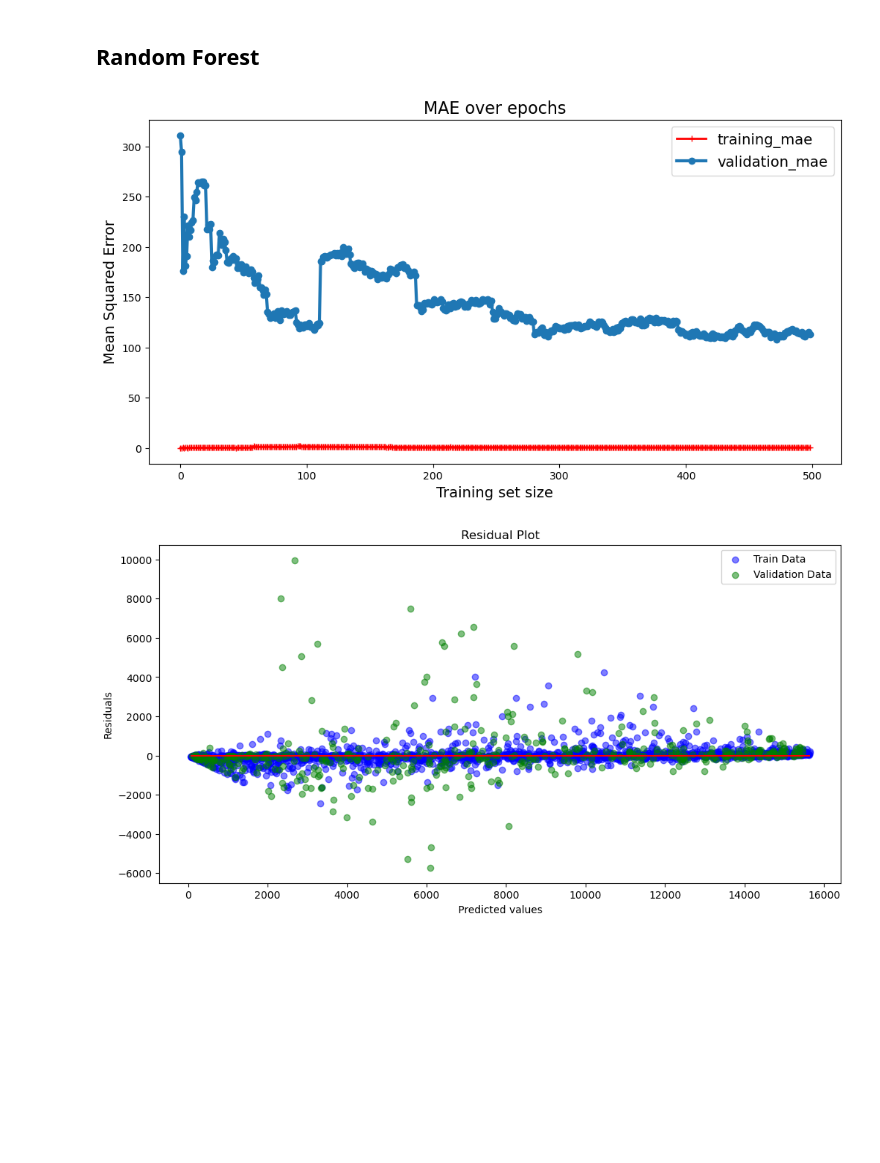
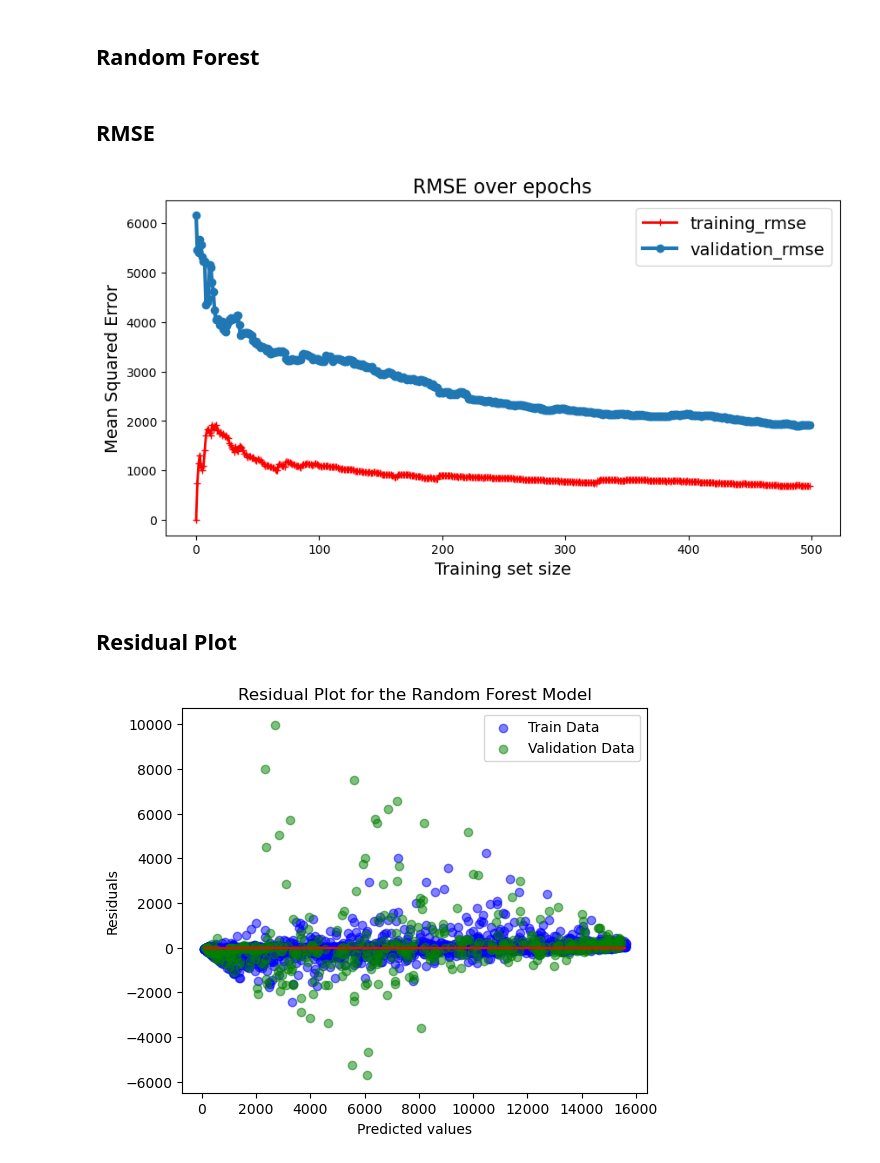
Before and after one commit to Hritik003/Optimization-of-OWC-using-ML-models, a Jupyter notebook: Random_forest.ipynb, the cells around one changed output. Drawn from its saved outputs; the diff is of its cells as text; code cells hidden in the pictures; blank space fills up the shorter version.

Commit message:
RF parameters tuned (#2)
* added y=x line in act vs pred plot

* y=x line in act vs pred graph

* figure sizes changed

* tuned few paramters

* tuned few parameters

```diff
--- a/Random_forest.ipynb
+++ b/Random_forest.ipynb
@@ -29,6 +29,8 @@ random_forest_model = RandomForestRegressor(n_estimators=500, random_state=42)
 X_train, X_val, y_train, y_val = train_test_split(X_train, y_train, test_size=0.2, random_state=42)
 # %% [markdown]
 ## Random Forest
+# %% [markdown]
+## RMSE
 # %%
 
 
@@ -39,38 +41,40 @@ for i in range(1, 500):
     random_forest_model.fit(X_train[:i], y_train[:i])
     y_train_pred = random_forest_model.predict(X_train[:i])
     y_val_pred = random_forest_model.predict(X_val)
-    train_errors.append(mean_absolute_percentage_error(y_train[:i], y_train_pred))
-    val_errors.append(mean_absolute_percentage_error(y_val, y_val_pred))
+    train_errors.append(sqrt(mean_squared_error(y_train[:i], y_train_pred)))
+    val_errors.append(sqrt(mean_squared_error(y_val, y_val_pred)))
 
 # Plot the loss curves
-plt.figure(figsize=(12, 6))
-plt.plot(train_errors, "r-+", linewidth=2, label="training_mae")
-plt.plot(val_errors, "o-", linewidth=3, label="validation_mae")
+plt.figure(figsize=(10, 5))
+plt.plot(train_errors, "r-+", linewidth=2, label="training_rmse")
+plt.plot(val_errors, "o-", linewidth=3, label="validation_rmse")
 plt.legend(loc="upper right", fontsize=14)
 plt.xlabel("Training set size", fontsize=14)
 plt.ylabel("Mean Squared Error", fontsize=14)
-plt.title("MAE over epochs", fontsize=16)
+plt.title("RMSE over epochs", fontsize=16)
 plt.show()
 # %% [output]
-[figure, old version]
+[figure, new version]
+# %% [markdown]
+## Residual Plot
 # %%
 random_forest_model.fit(X_train, y_train)
 y_train_pred = random_forest_model.predict(X_train)
 y_val_pred = random_forest_model.predict(X_val)
 train_residuals = y_train - y_train_pred
 val_residuals = y_val - y_val_pred
 
 
 
-plt.figure(figsize=(12, 6))
+plt.figure(figsize=(6, 5))
 plt.scatter(y_train_pred, train_residuals, color='blue', label='Train Data', alpha=0.5)
 plt.scatter(y_val_pred, val_residuals, color='green', label='Validation Data', alpha=0.5)
 plt.hlines(y=0, xmin=min(y_train_pred), xmax=max(y_train_pred), color='red')
 plt.xlabel('Predicted values')
 plt.ylabel('Residuals')
-plt.title('Residual Plot')
+plt.title('Residual Plot for the Random Forest Model')
 plt.legend()
 plt.show()
 # %% [output]
-[figure, old version]
+[figure, new version]
 # %%
```
Also changed, not shown: parts of 7 cells of this notebook, 3 other files.
